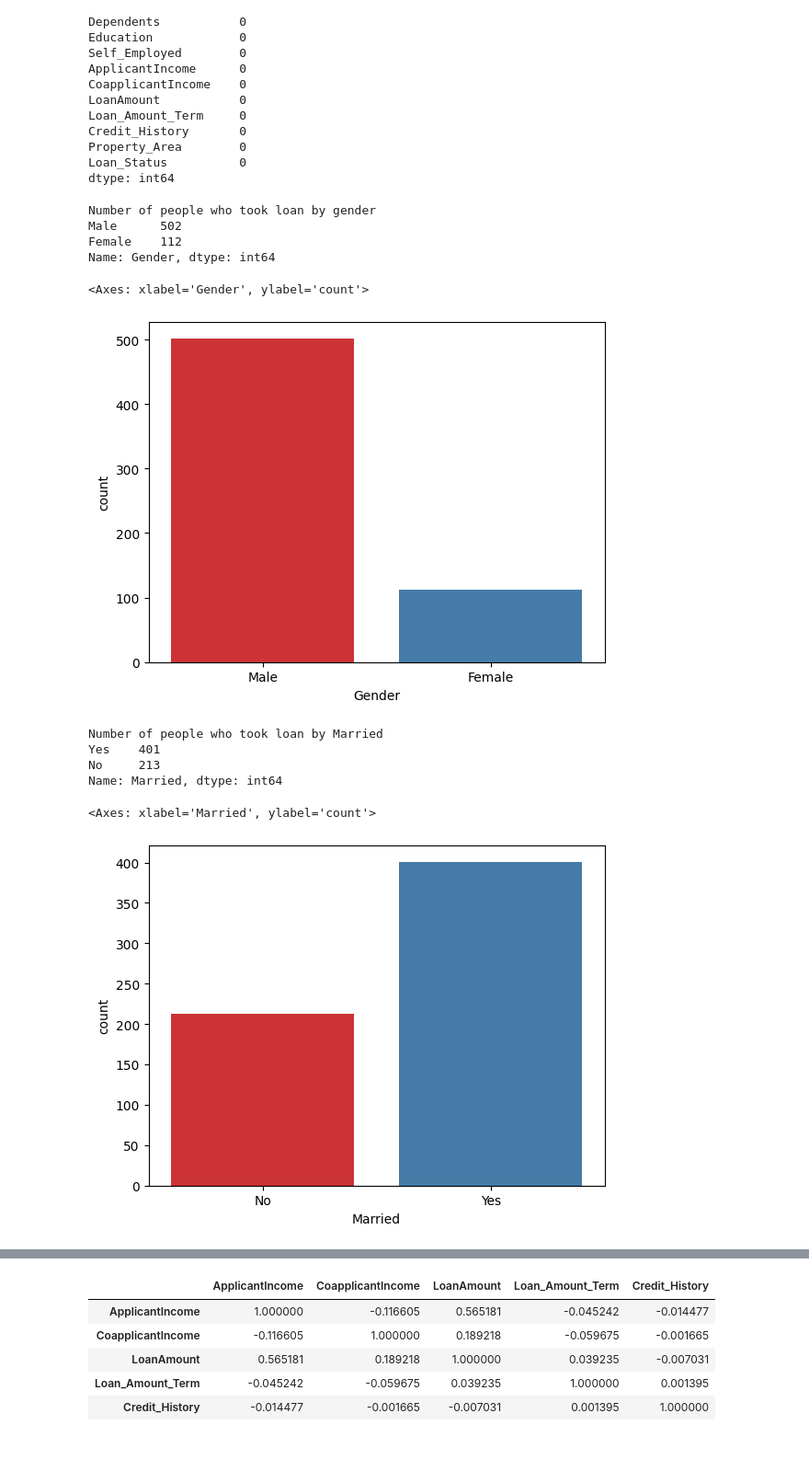
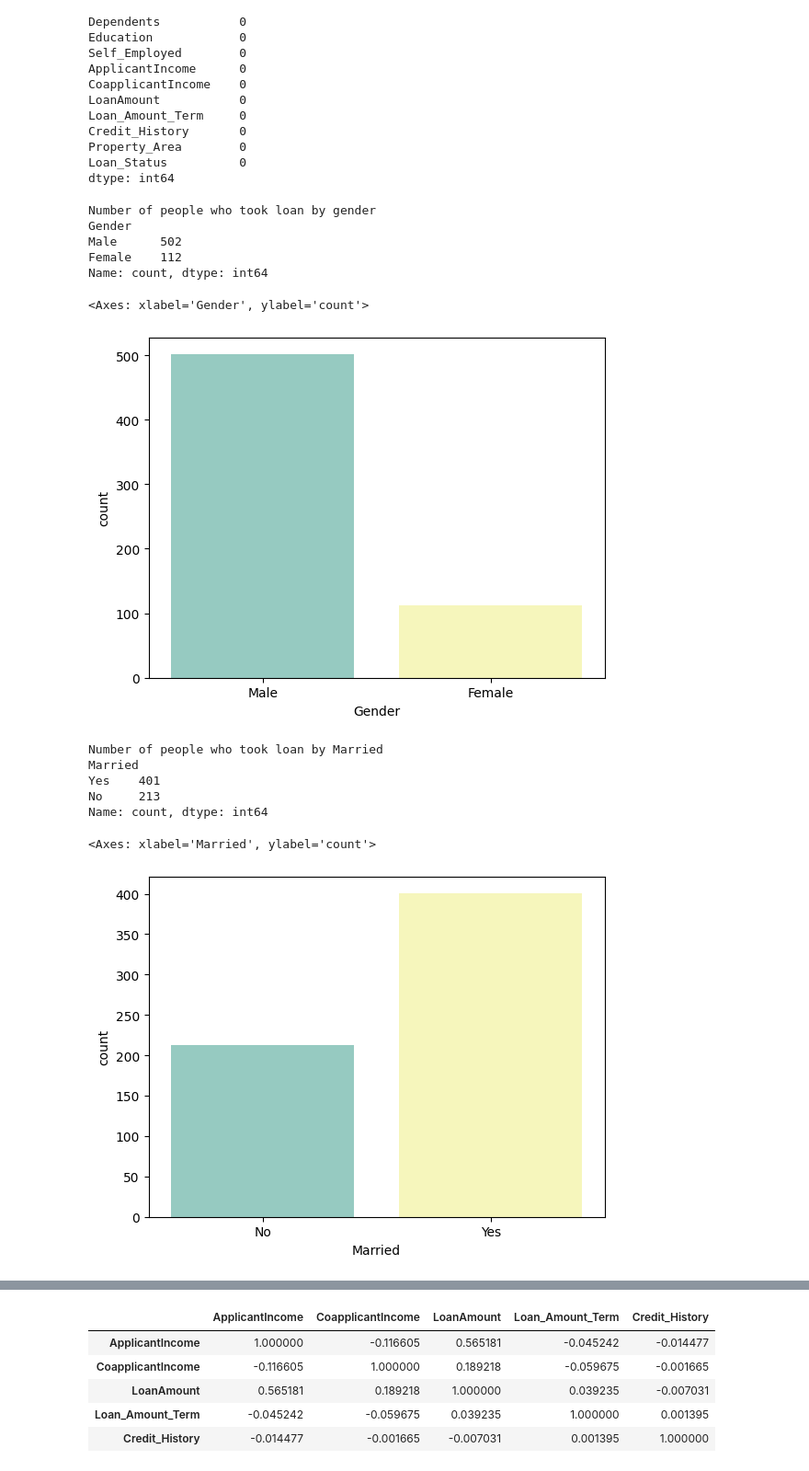
Before and after one commit to itzKshitijaC/Loan-Approval-Prediction-, a Jupyter notebook: Loan_Approval_Prediction.ipynb, the cells around one changed output, grey strips where cells are left out. Shown at 92% size. Saved outputs shown, nothing was run; the diff lists cells and outputs as text; code cells hidden in the pictures.

```diff
--- a/Loan_Approval_Prediction.ipynb
+++ b/Loan_Approval_Prediction.ipynb
@@ -8,8 +12,8 @@ import warnings
 warnings.filterwarnings('ignore')
 %matplotlib inline
 # %%
-df = pd.read_csv('/content/train_u6lujuX_CVtuZ9i.csv')
-df
+df = pd.read_csv(r'C:\Users\acer\Desktop\Data_Analyst_Portfolio\Loan_Approval_Prediction\Dataset.csv')
+df.head()
 # %% [output]
 |  | Loan_ID | Gender | Married | Dependents | Education | Self_Employed | ApplicantIncome | CoapplicantIncome | ... |
 | 0 | LP001002 | Male | No | 0 | Graduate | No | 5849 | 0.0 | ... |
@@ -133,25 +115,27 @@ dtype: int64
 # %%
 print('Number of people who took loan by gender')
 print(df['Gender'].value_counts())
-sns.countplot(x='Gender',data = df, palette='Set1')
+sns.countplot(x='Gender',data = df, palette='Set3')
 # %% [output]
 Number of people who took loan by gender
+Gender
 Male      502
 Female    112
-Name: Gender, dtype: int64
+Name: count, dtype: int64
 <Axes: xlabel='Gender', ylabel='count'>
-[figure, old version]
+[figure, new version]
 # %%
 print('Number of people who took loan by Married')
 print(df['Married'].value_counts())
-sns.countplot(x='Married',data = df, palette='Set1')
+sns.countplot(x='Married',data = df, palette='Set3')
 # %% [output]
 Number of people who took loan by Married
+Married
 Yes    401
 No     213
-Name: Married, dtype: int64
+Name: count, dtype: int64
 <Axes: xlabel='Married', ylabel='count'>
-[figure, old version]
+[figure, new version]
 # %%
 print('Number of people who took loan by Education')
 print(df['Education'].value_counts())
```
Also changed, not shown: parts of 34 cells of this notebook.
